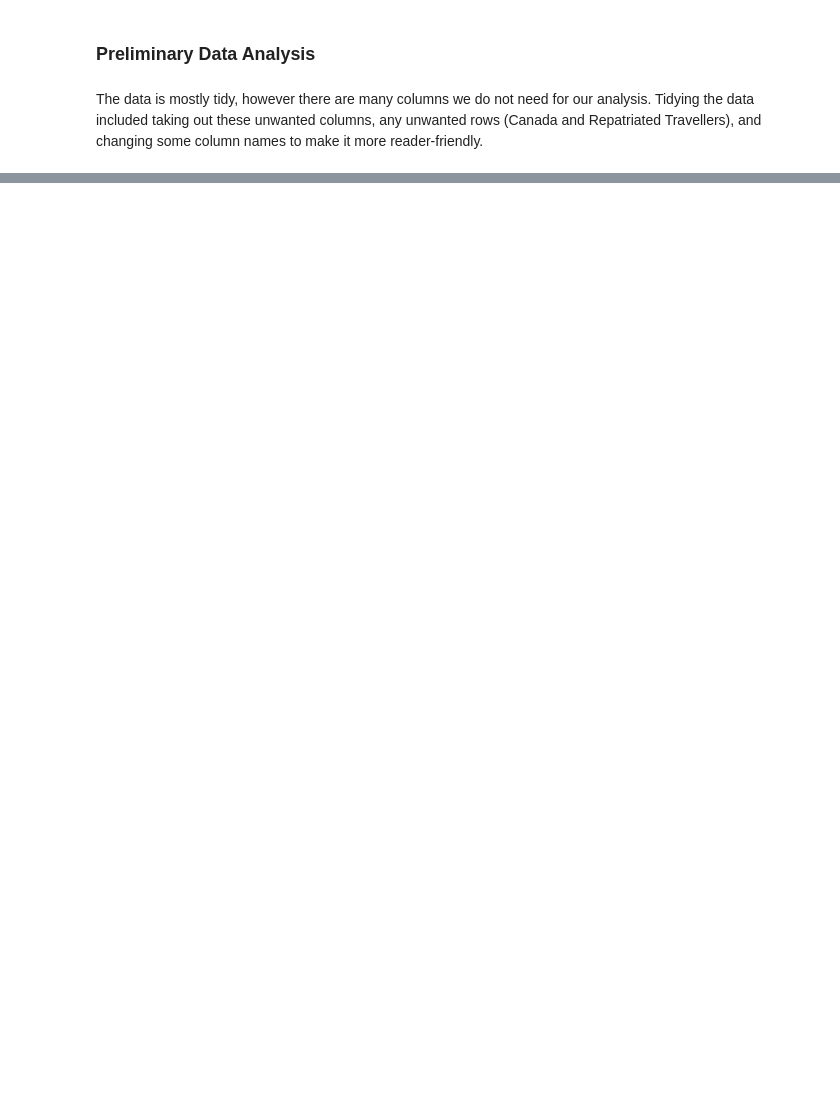
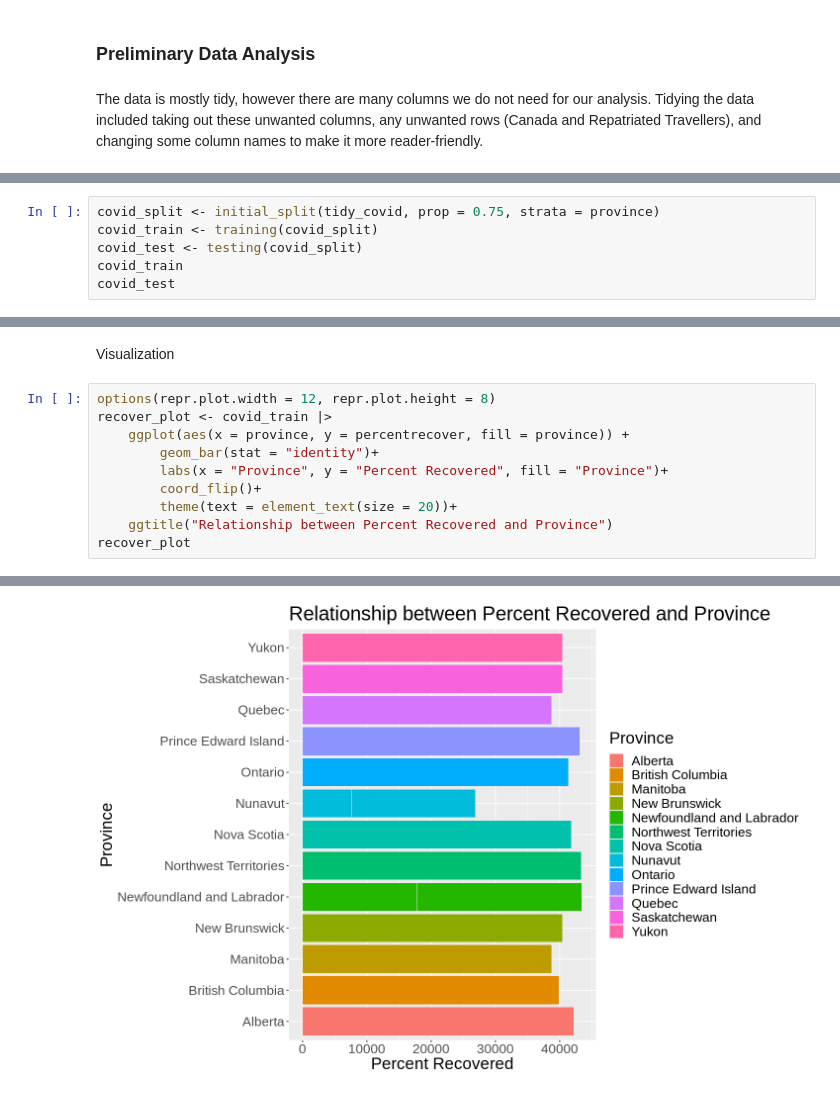
Before and after one commit to mikcblue7/dsci-100-project-group2, a Jupyter notebook: Group-2-Proposal.ipynb, the cells around one changed output, grey strips where cells are left out. Saved outputs shown, nothing was run; the diff lists cells and outputs as text; blank space fills up the shorter version.

```diff
--- a/Group-2-Proposal.ipynb
+++ b/Group-2-Proposal.ipynb
@@ -77,3 +99,9 @@ A grouped_df: 8452 × 7
 | Yukon | 2021-12-17 | 1621 | NA | 14 | 1621 | 96.79 |
 | Northwest Territories | 2021-12-17 | 2082 | NA | 12 | 2082 | 98.75 |
 | Nunavut | 2021-12-17 | 676 | NA | 4 | 676 | 99.26 |
+# %%
+covid_split <- initial_split(tidy_covid, prop = 0.75, strata = province)
+covid_train <- training(covid_split)
+covid_test <- testing(covid_split)
+covid_train
+covid_test
@@ -79,0 +224,13 @@ A grouped_df: 8452 × 7
+# %% [markdown]
+Visualization
+# %%
+options(repr.plot.width = 12, repr.plot.height = 8)
+recover_plot <- covid_train |>
+    ggplot(aes(x = province, y = percentrecover, fill = province)) +
+        geom_bar(stat = "identity")+
+        labs(x = "Province", y = "Percent Recovered", fill = "Province")+
+        coord_flip()+
+        theme(text = element_text(size = 20))+
+    ggtitle("Relationship between Percent Recovered and Province")
+recover_plot
+# %% [output]
@@ -79,0 +239 @@ A grouped_df: 8452 × 7
+[figure, added]
```
Also changed, not shown: parts of 11 cells of this notebook.
